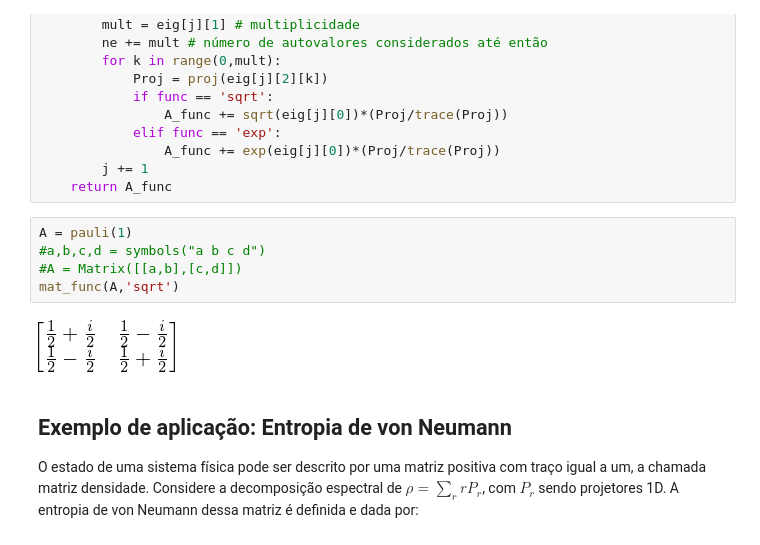
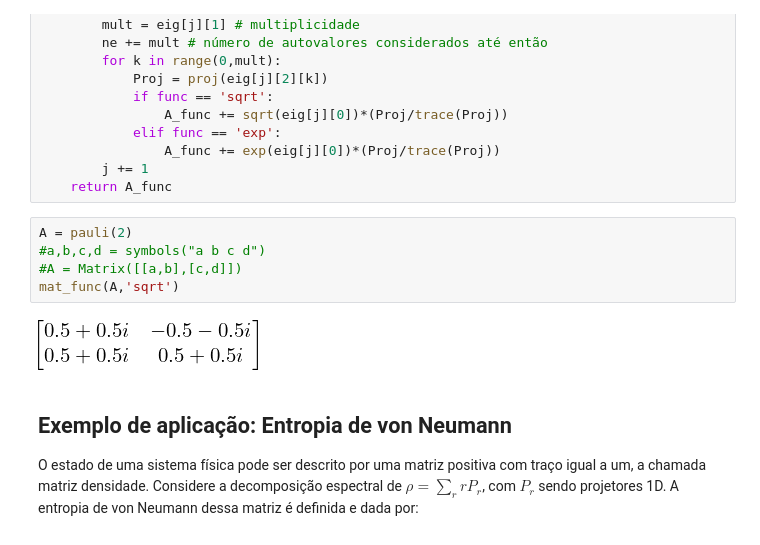
Before and after one commit to jonasmaziero/algebra_linear, a Jupyter notebook: 04_functions.ipynb, the cells around one changed output. Drawn from its saved outputs; the diff is of its cells as text.

```diff
--- a/04_functions.ipynb
+++ b/04_functions.ipynb
@@ -187,12 +187,12 @@ def mat_func(A,func): # retorna exp(A) ou sqrt(A) de um operador normal
         j += 1
     return A_func
 # %%
-A = pauli(1)
+A = pauli(2)
 #a,b,c,d = symbols("a b c d")
 #A = Matrix([[a,b],[c,d]])
 mat_func(A,'sqrt')
 # %% [output]
-[figure, old version]
+[figure, new version]
 # %% [markdown]
 ## Exemplo de aplicação: Entropia de von Neumann
 O estado de uma sistema física pode ser descrito por uma matriz positiva com traço igual a um, a chamada matriz densidade. Considere a decomposição espectral de $\rho=\sum_{r}rP_{r}$, com $P_{r}$ sendo projetores 1D. A entropia de von Neumann dessa matriz é definida e dada por:
```
Also changed, not shown: 4 other files.
